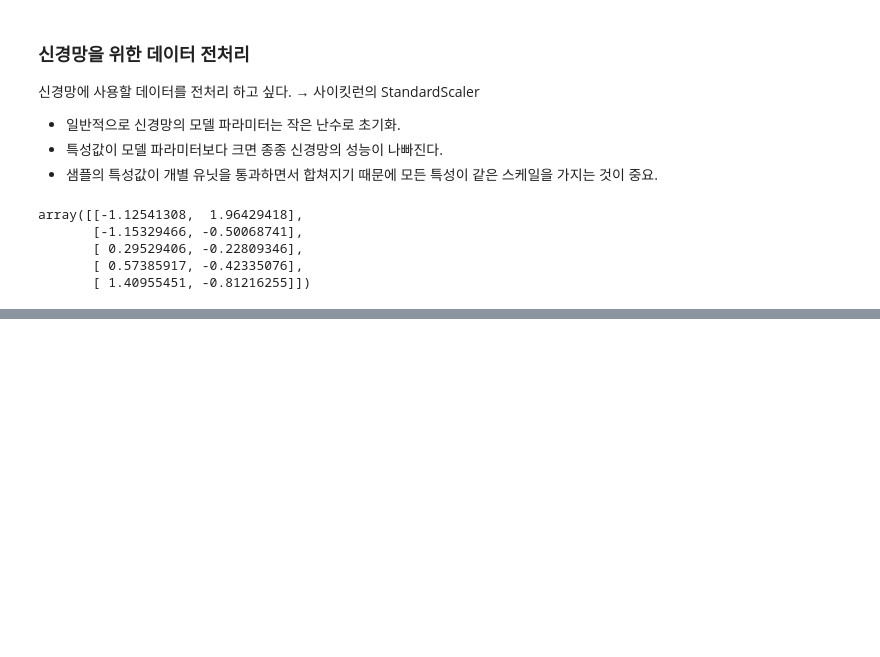
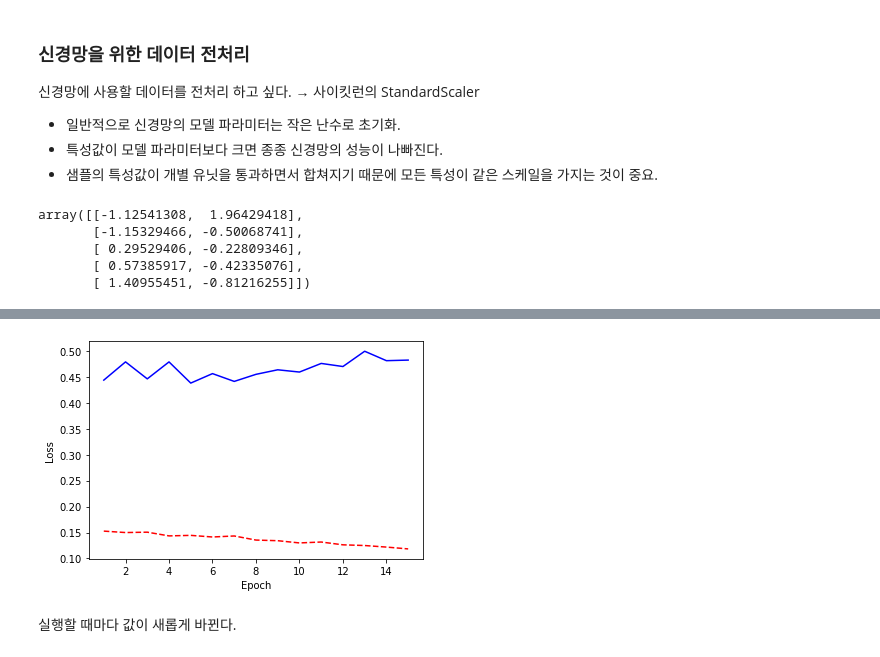
Before and after one commit to StatPage/Machine-Learning-with-Python-summary, a Jupyter notebook: 신경망.ipynb, the cells around one changed output, grey strips where cells are left out. Cells and saved outputs as stored; diff of their text form; code cells hidden in the pictures; blank space fills up the shorter version.

```diff
--- a/신경망.ipynb
+++ b/신경망.ipynb
@@ -136,0 +220,12 @@ Epoch 3/3
+# %%
+# 신경망을 훈련합니다.
+history = network.fit(features_train, # 특성
+                      target_train, # 타깃 벡터
+                      epochs=15, # 에포크 횟수
+                      verbose=0, # 에포크 과정을 출력합니다.
+                      batch_size=1000, # 배치의 샘플 개수
+                      validation_data=(features_test, target_test)) # 테스트 데이터
+
+# 테스트 세트의 클래스 예측하기.
+predicted_target = network.predict(features_test)
+print(predicted_target)
@@ -136,0 +240,20 @@ Epoch 3/3
+# %%
+import matplotlib.pyplot as plt
+
+# 훈련 손실과 테스트 손실의 기록을 저장.
+train_loss = history.history["loss"]
+test_loss = history.history["val_loss"]
+
+# 에폭 횟수를 사용해 카운트 객체를 만든다.
+epoch_count = range(1, len(train_loss)+1)
+
+# 손실값 시각화.
+plt.plot(epoch_count, train_loss, "r--")
+plt.plot(epoch_count, test_loss, 'b-')
+plt.xlabel("Epoch")
+plt.ylabel("Loss")
+plt.show()
+# %% [output]
+[figure, added]
+# %% [markdown]
+실행할 때마다 값이 새롭게 바뀐다.
```
Also changed, not shown: parts of 13 cells of this notebook.
